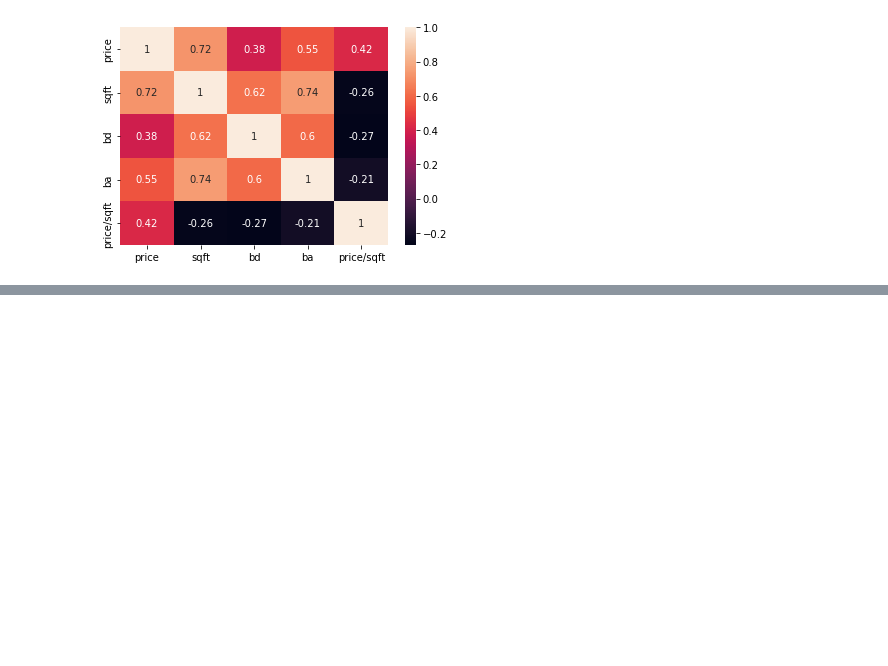
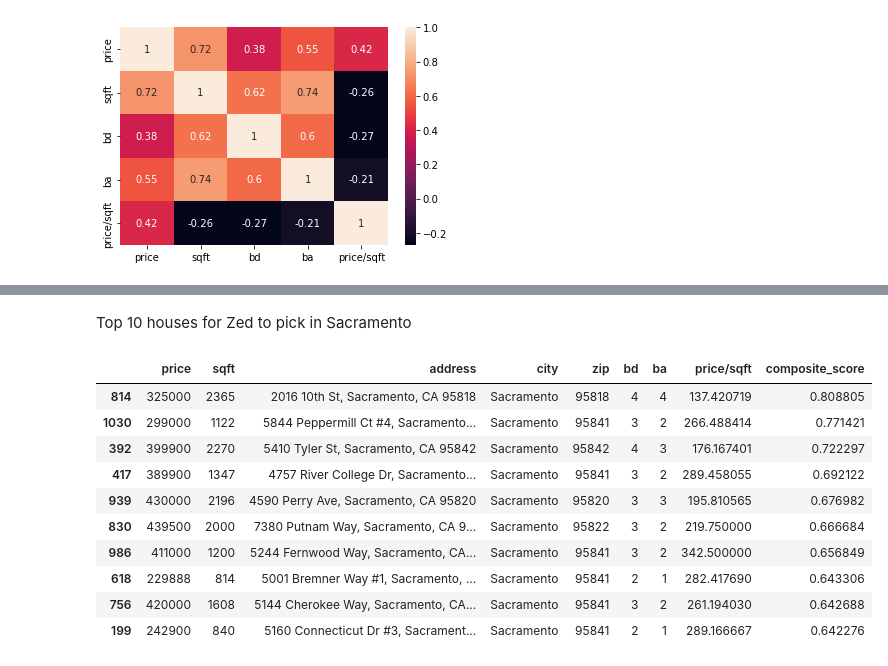
Before and after one commit to PlacidSerene/Housing-Analysis, a Jupyter notebook: House_Prediction.ipynb, the cells around one changed output, grey strips where cells are left out. Cells and saved outputs as stored; diff of their text form; code cells hidden in the pictures; blank space fills up the shorter version.

```diff
--- a/House_Prediction.ipynb
+++ b/House_Prediction.ipynb
@@ -874,0 +926,2 @@ def room_check(cols):
+# %%
+df_zedd['composite_score'] = df_zedd['room_check']*0.15 + (1-df['price'].rank(pct=True))*.5 + df_zedd['sqft_check']*0.2 + df_zedd['closer']*0.15
@@ -874,0 +934,18 @@ def room_check(cols):
+# %%
+zed_top_10_house = df_zedd.sort_values(by=['composite_score'], ascending=False).head(10)
+# %% [markdown]
+Top 10 houses for Zed to pick in Sacramento
+# %%
+zed_top_10_house[["price","sqft","address","city","zip","bd","ba","price/sqft","composite_score"]]
+# %% [output]
+|  | price | sqft | address | city | zip | bd | ba | price/sqft | composite_score |
+| 814 | 325000 | 2365 | 2016 10th St, Sacramento, CA 95818 | Sacramento | 95818 | 4 | 4 | 137.420719 | 0.808805 |
+| 1030 | 299000 | 1122 | 5844 Peppermill Ct #4, Sacramento... | Sacramento | 95841 | 3 | 2 | 266.488414 | 0.771421 |
+| 392 | 399900 | 2270 | 5410 Tyler St, Sacramento, CA 95842 | Sacramento | 95842 | 4 | 3 | 176.167401 | 0.722297 |
+| 417 | 389900 | 1347 | 4757 River College Dr, Sacramento... | Sacramento | 95841 | 3 | 2 | 289.458055 | 0.692122 |
+| 939 | 430000 | 2196 | 4590 Perry Ave, Sacramento, CA 95820 | Sacramento | 95820 | 3 | 3 | 195.810565 | 0.676982 |
+| 830 | 439500 | 2000 | 7380 Putnam Way, Sacramento, CA 9... | Sacramento | 95822 | 3 | 2 | 219.750000 | 0.666684 |
+| 986 | 411000 | 1200 | 5244 Fernwood Way, Sacramento, CA... | Sacramento | 95841 | 3 | 2 | 342.500000 | 0.656849 |
+| 618 | 229888 | 814 | 5001 Bremner Way #1, Sacramento, ... | Sacramento | 95841 | 2 | 1 | 282.417690 | 0.643306 |
+| 756 | 420000 | 1608 | 5144 Cherokee Way, Sacramento, CA... | Sacramento | 95841 | 3 | 2 | 261.194030 | 0.642688 |
+| 199 | 242900 | 840 | 5160 Connecticut Dr #3, Sacrament... | Sacramento | 95841 | 2 | 1 | 289.166667 | 0.642276 |
```
Also changed, not shown: parts of 20 cells of this notebook.
